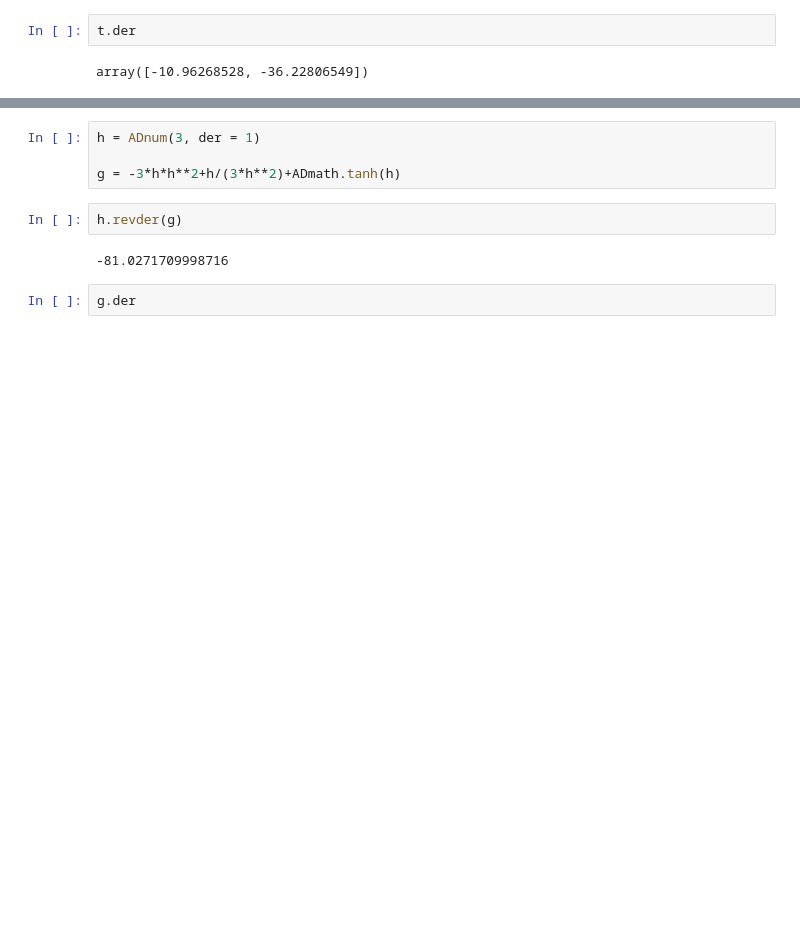
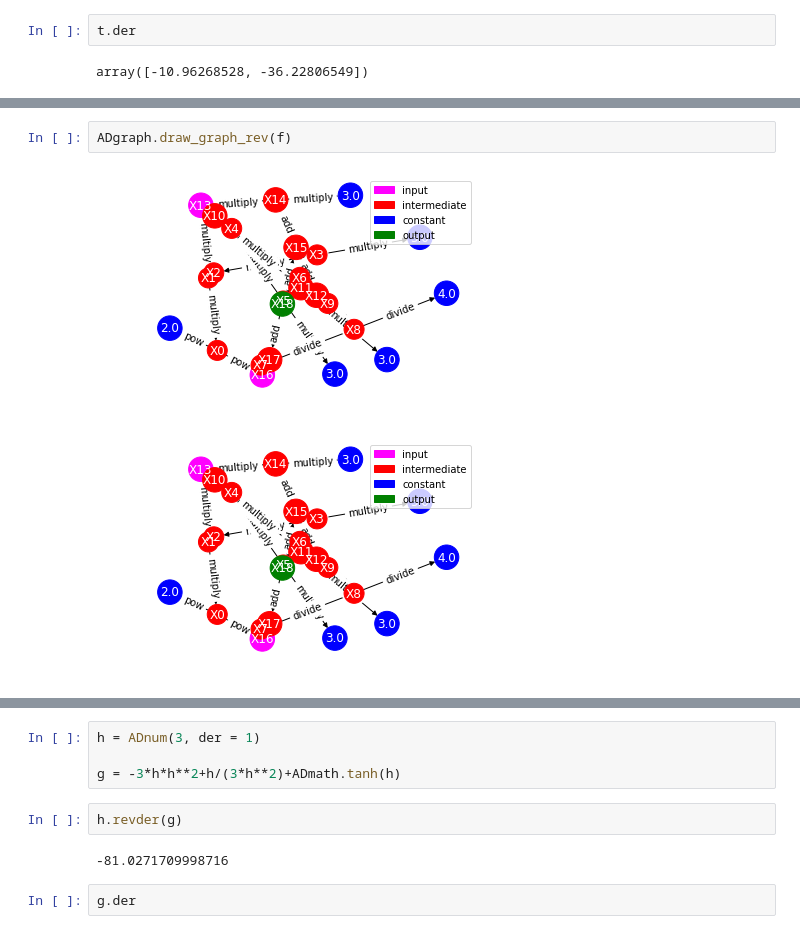
Before and after one commit to tamilselvanarjun/auto-ed, a Jupyter notebook: ReverseModeTesting.ipynb, the cells around one changed output, grey strips where cells are left out. Cells and saved outputs as stored; diff of their text form; blank space fills up the shorter version.

```diff
--- a/ReverseModeTesting.ipynb
+++ b/ReverseModeTesting.ipynb
@@ -46,3 +46,8 @@ ADgraph.draw_graph(f)
+# %%
+ADgraph.draw_graph_rev(f)
+# %% [output]
+[figure, added]
+[figure, added]
 # %%
 ADgraph.draw_graph(t)
 # %% [output]
```
Also changed, not shown: parts of 18 cells of this notebook, 2 other files.
